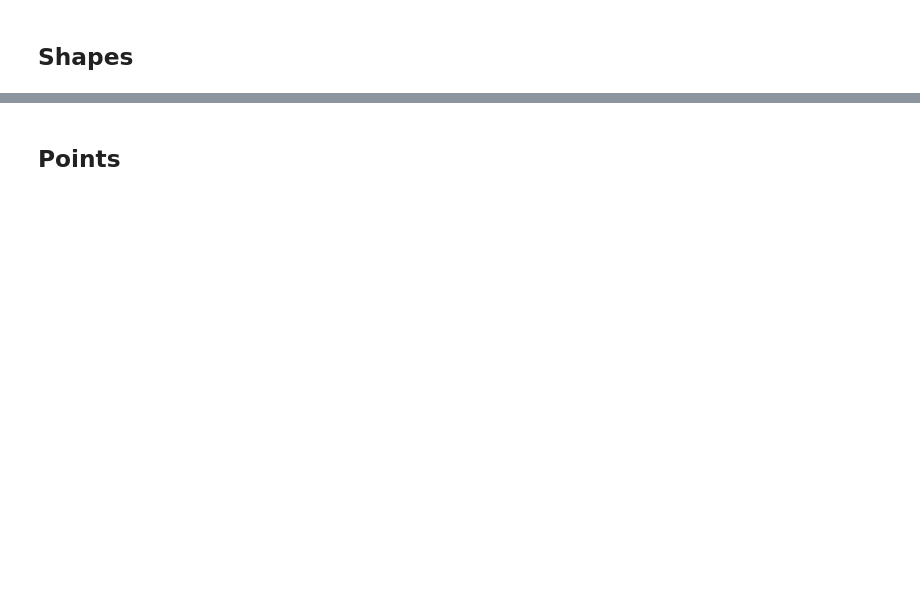
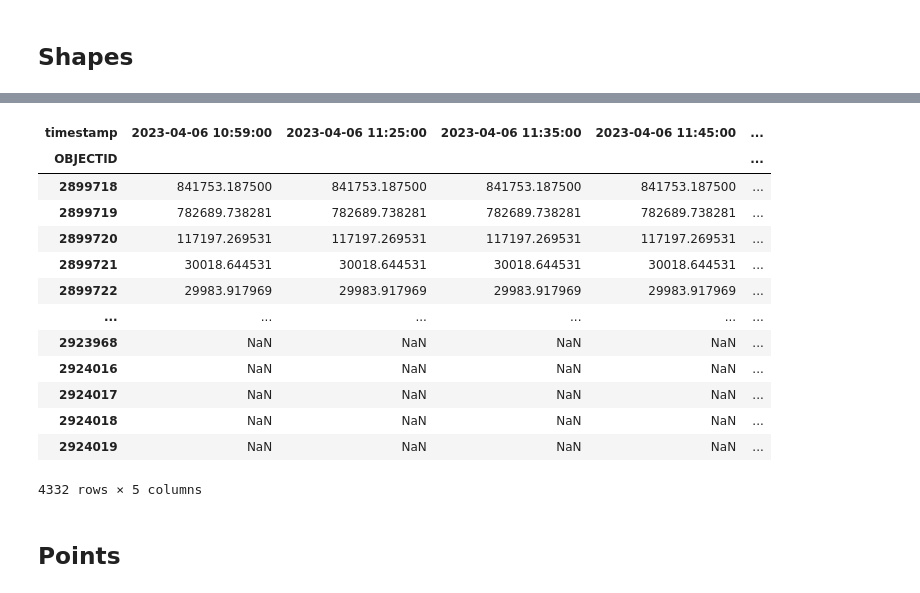
Before and after one commit to dexmcmillan/quebec-outage, a Jupyter notebook: analysis.ipynb, the cells around one changed output, grey strips where cells are left out. Saved outputs shown, nothing was run; the diff lists cells and outputs as text; code cells hidden in the pictures; blank space fills up the shorter version.

```diff
--- a/analysis.ipynb
+++ b/analysis.ipynb
@@ -49,2 +60,19 @@ shapes = read_data("shapes")
+# %%
+shapes.pivot(index="OBJECTID", columns="timestamp", values="Shape__Area")
+# %% [output]
+| timestamp | 2023-04-06 10:59:00 | 2023-04-06 11:25:00 | 2023-04-06 11:35:00 | 2023-04-06 11:45:00 | ... |
+| OBJECTID |  |  |  |  | ... |
+| 2899718 | 841753.187500 | 841753.187500 | 841753.187500 | 841753.187500 | ... |
+| 2899719 | 782689.738281 | 782689.738281 | 782689.738281 | 782689.738281 | ... |
+| 2899720 | 117197.269531 | 117197.269531 | 117197.269531 | 117197.269531 | ... |
+| 2899721 | 30018.644531 | 30018.644531 | 30018.644531 | 30018.644531 | ... |
+| 2899722 | 29983.917969 | 29983.917969 | 29983.917969 | 29983.917969 | ... |
+| ... | ... | ... | ... | ... | ... |
+| 2923968 | NaN | NaN | NaN | NaN | ... |
+| 2924016 | NaN | NaN | NaN | NaN | ... |
+| 2924017 | NaN | NaN | NaN | NaN | ... |
+| 2924018 | NaN | NaN | NaN | NaN | ... |
+| 2924019 | NaN | NaN | NaN | NaN | ... |
+4332 rows × 5 columns
 # %% [markdown]
 ## Points
```
Also changed, not shown: parts of 13 cells of this notebook.
